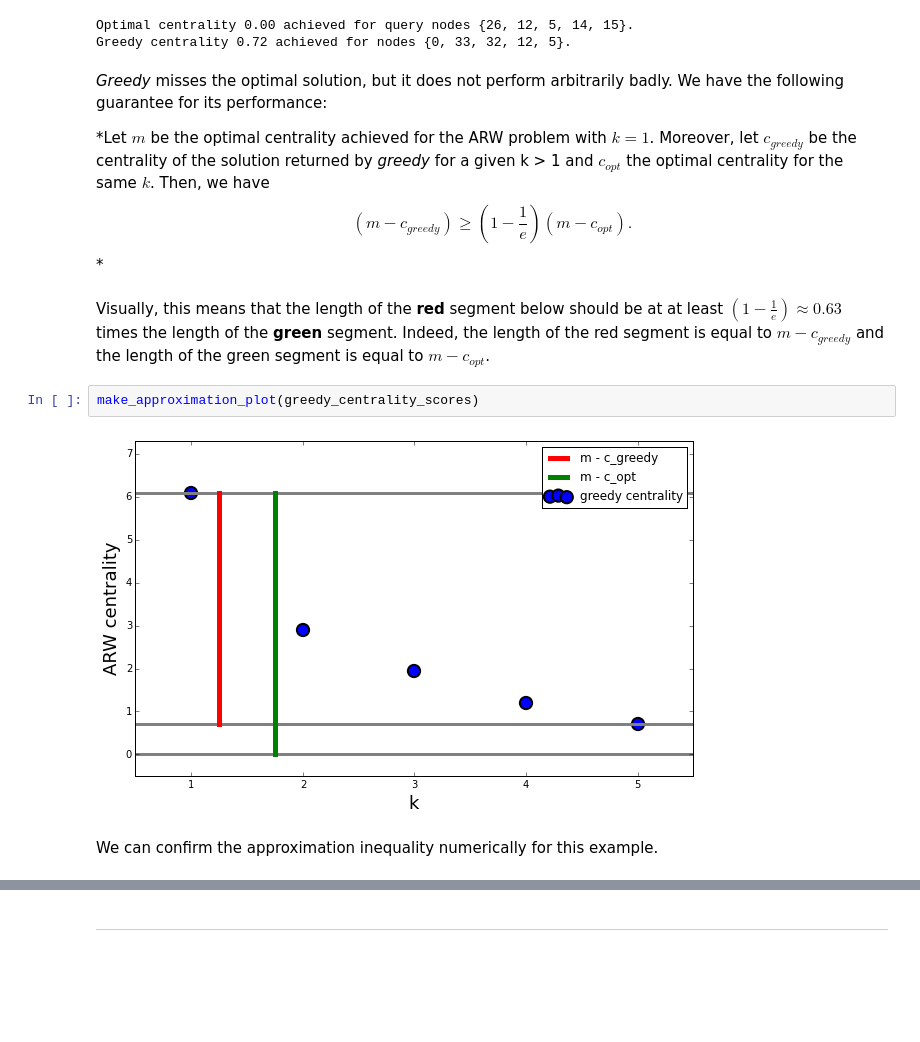
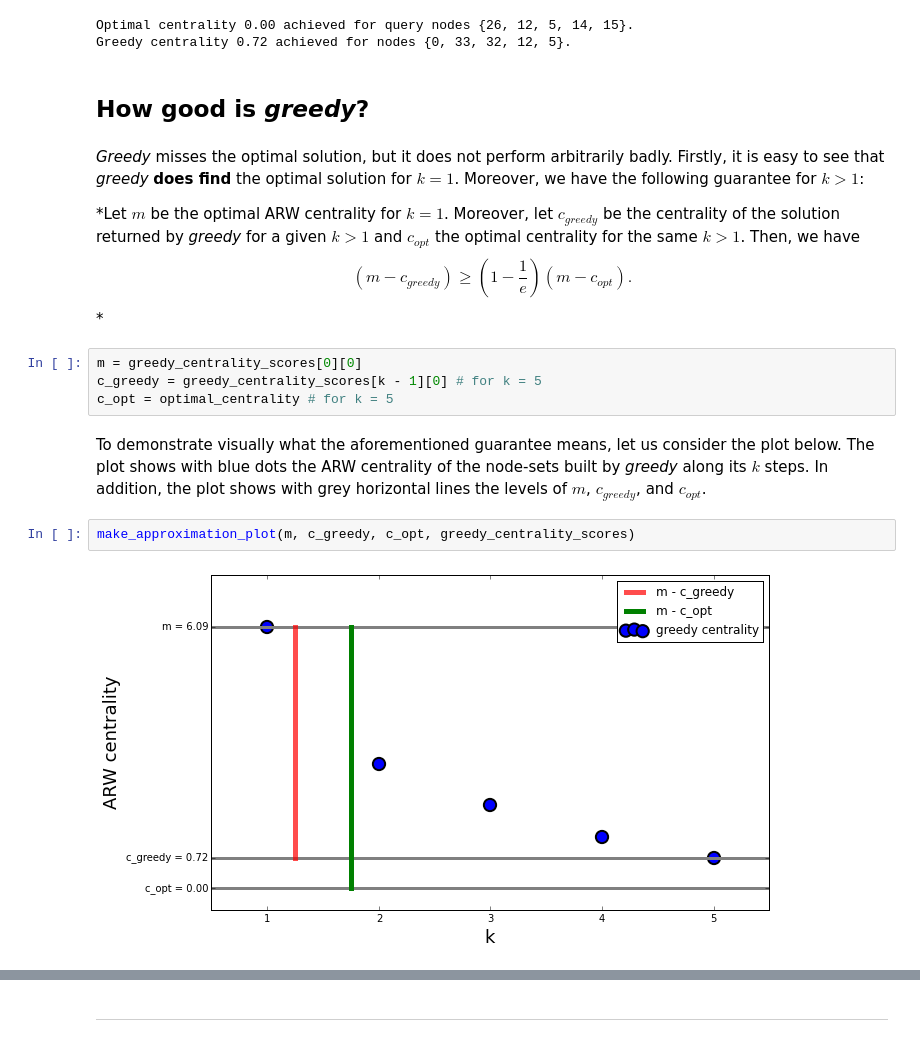
Before and after one commit to harrymvr/absorbing-centrality, a Jupyter notebook: examples/example.ipynb, the cells around one changed output, grey strips where cells are left out. Drawn from its saved outputs; the diff is of its cells as text; blank space fills up the shorter version.

Commit message:
another pass to polish text and plots

```diff
--- a/examples/example.ipynb
+++ b/examples/example.ipynb
@@ -136,23 +137,27 @@ print("Greedy centrality {0:.2f} achieved for nodes {1}."\
 # %% [output]
 Optimal centrality 0.00 achieved for query nodes {26, 12, 5, 14, 15}.
 Greedy centrality 0.72 achieved for nodes {0, 33, 32, 12, 5}.
+# %% [markdown]
+## How good is *greedy*?
 # %% [markdown]
 *Greedy* misses the optimal solution, but it does not perform arbitrarily badly.
-We have the following guarantee for its performance:
+Firstly, it is easy to see that *greedy* **does find** the optimal solution for $k = 1$.
+Moreover, we have the following guarantee for $k > 1$:
 
-*Let $m$ be the optimal centrality achieved for the ARW
-problem with $k = 1$. Moreover, let $c_{greedy}$ be the
+*Let $m$ be the optimal ARW centrality for $k = 1$.
+Moreover, let $c_{greedy}$ be the
 centrality of the solution returned by *greedy* for a
-given k > 1 and $c_{opt}$ the optimal centrality for
-the same $k$. Then, we have
+given $k > 1$ and $c_{opt}$ the optimal centrality for
+the same $k > 1$. Then, we have
 $$(m - c_{greedy}) \geq (1 - \frac{1}{e}) (m - c_{opt}).$$
 *
-# %% [markdown]
-Visually, this means that the length of the **red** segment below should be at at least $(1 - \frac{1}{e}) \approx 0.63$ times the length of the **green** segment.
-Indeed, the length of the red segment is equal to $m - c_{greedy}$ and the length of the green segment is equal to $m - c_{opt}$.
+# %%
+m = greedy_centrality_scores[0][0]
+c_greedy = greedy_centrality_scores[k - 1][0] # for k = 5
+c_opt = optimal_centrality # for k = 5
+# %% [markdown]
+To demonstrate visually what the aforementioned guarantee means, let us consider the plot below. The plot shows with blue dots the ARW centrality of the node-sets built by *greedy* along its $k$ steps. In addition, the plot shows with grey horizontal lines the levels of $m$, $c_{greedy}$, and $c_{opt}$.
 # %%
-make_approximation_plot(greedy_centrality_scores)
+make_approximation_plot(m, c_greedy, c_opt, greedy_centrality_scores)
 # %% [output]
-[figure, old version]
+[figure, new version]
-# %% [markdown]
-We can confirm the approximation inequality numerically for this example.
```
Also changed, not shown: parts of 23 cells of this notebook.
